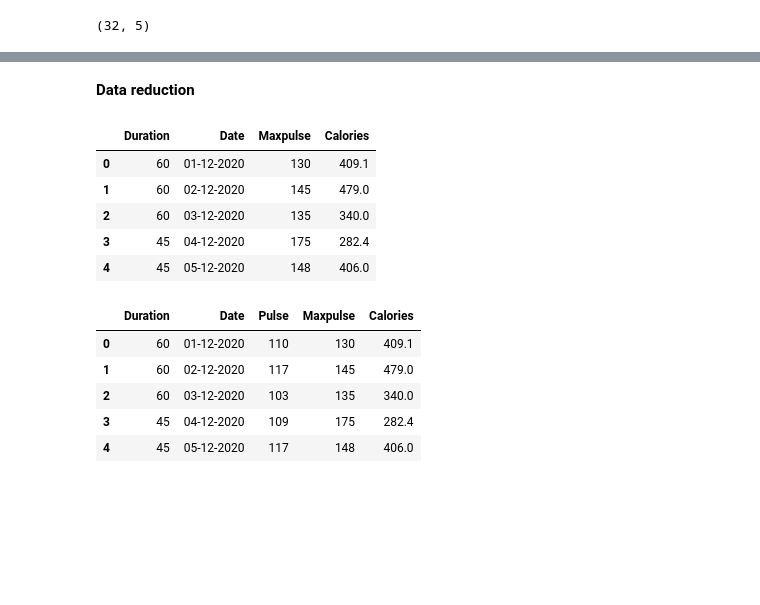
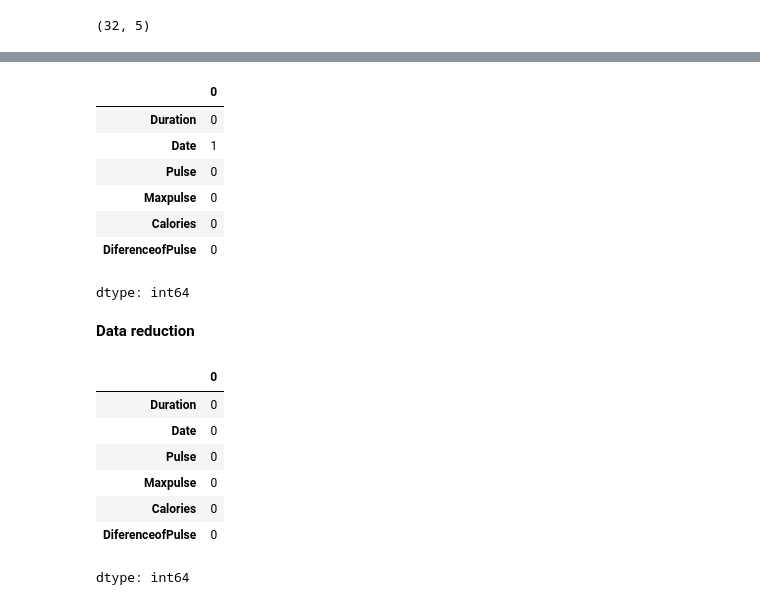
Before and after one commit to rvalarezo/data_analytics, a Jupyter notebook: EDA.ipynb, the cells around one changed output, grey strips where cells are left out. Saved outputs shown, nothing was run; the diff lists cells and outputs as text; code cells hidden in the pictures; blank space fills up the shorter version.

```diff
--- a/EDA.ipynb
+++ b/EDA.ipynb
@@ -67,23 +105,13 @@ df.shape
+# %%
+df.isnull().sum()
+# %% [output]
+|  | 0 |
+| Duration | 0 |
+| Date | 1 |
+| Pulse | 0 |
+| Maxpulse | 0 |
+| Calories | 0 |
+| DiferenceofPulse | 0 |
+dtype: int64
 # %% [markdown]
 **Data reduction**
-# %%
-#REMOVING THE PULSE COLUMN
-data = df.drop("Pulse",axis=1)
-data.head()
-# %% [output]
-|  | Duration | Date | Maxpulse | Calories |
-| 0 | 60 | 01-12-2020 | 130 | 409.1 |
-| 1 | 60 | 02-12-2020 | 145 | 479.0 |
-| 2 | 60 | 03-12-2020 | 135 | 340.0 |
-| 3 | 45 | 04-12-2020 | 175 | 282.4 |
-| 4 | 45 | 05-12-2020 | 148 | 406.0 |
-# %%
-df.dropna(inplace=True)
-df.head()
-# %% [output]
-|  | Duration | Date | Pulse | Maxpulse | Calories |
-| 0 | 60 | 01-12-2020 | 110 | 130 | 409.1 |
-| 1 | 60 | 02-12-2020 | 117 | 145 | 479.0 |
-| 2 | 60 | 03-12-2020 | 103 | 135 | 340.0 |
-| 3 | 45 | 04-12-2020 | 109 | 175 | 282.4 |
-| 4 | 45 | 05-12-2020 | 117 | 148 | 406.0 |
@@ -89,0 +120,11 @@ df.head()
+# %%
+data_cleaned.isnull().sum()
+# %% [output]
+|  | 0 |
+| Duration | 0 |
+| Date | 0 |
+| Pulse | 0 |
+| Maxpulse | 0 |
+| Calories | 0 |
+| DiferenceofPulse | 0 |
+dtype: int64
```
Also changed, not shown: parts of 9 cells of this notebook.
